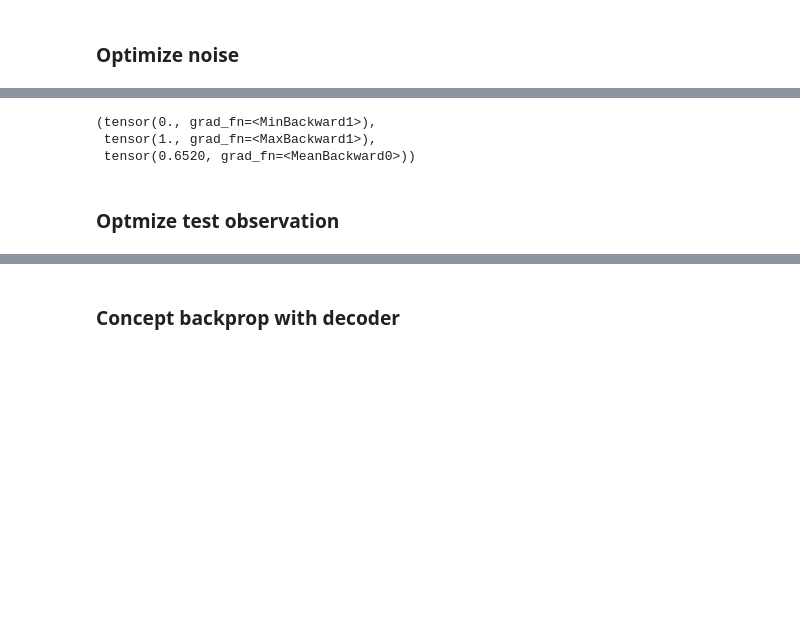
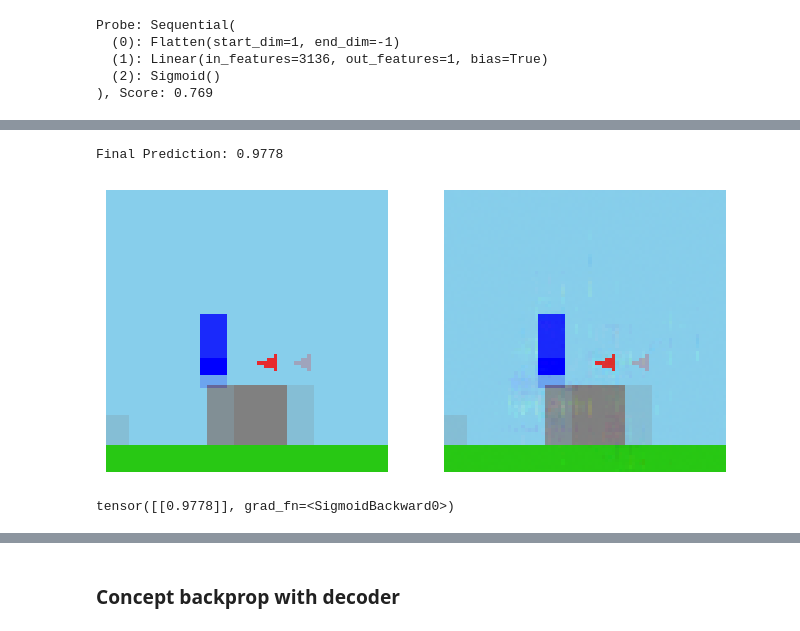
Before and after one commit to JacobLyLa/Qrunner-XAI, a Jupyter notebook: notebooks/concept_maximization.ipynb, the cells around one changed output, grey strips where cells are left out. Cells and saved outputs as stored; diff of their text form; code cells hidden in the pictures; blank space fills up the shorter version.

```diff
--- a/notebooks/concept_maximization.ipynb
+++ b/notebooks/concept_maximization.ipynb
@@ -14,7 +20,7 @@ from src.XAI.concepts import concept_instances
 # %%
-layer = 4
+layer = 5
 env_steps = Concept.load_concept_data()
 model_path = QNetwork.find_newest_model()
-model = QNetwork(frame_stacks=4, model_path=model_path)
-print(f"Using model: {model_path}")
+model_path = "runs/20240317-112025/model_10000000.pt"
+model = QNetwork(model_path=model_path)
 # %% [output]
@@ -70,2 +67,0 @@ train_obs[5].unsqueeze(0).shape, train_obs[5].unsqueeze(0).dtype
-# %% [markdown]
-### Optimize noise
@@ -82,15 +97,32 @@ def total_variation_loss(img):
+# %%
+# Get probe and dataset with a speccific concept
+concept = concept_instances['visible lava']
+concept.prepare_data(env_steps)
+test_obs = torch.tensor(concept.test_obs).float()
+
+load = True
+if load:
+    probe, score = concept.load_torch_probe()
+    print(f"Probe: {probe}, Score: {score}")
+else:
+    layer_probes, layer_info, best_hyperparams = train_probes(model, concept, hyperparams, [layer])
+    probe = layer_probes[layer]
+
+optimizer_model = ModelProbeOptimizer(model, probe, layer)
+# %% [output]
+Probe: Sequential(
+  (0): Flatten(start_dim=1, end_dim=-1)
+  (1): Linear(in_features=3136, out_features=1, bias=True)
+  (2): Sigmoid()
+), Score: 0.769
 # %%
 lr = 0.001
-iterations = 1000
-loss_ratio = 1
-layer = 4
+iterations = 100
+make_absent = -1 # 1 to make concept present, -1 to make the concept absent
+example_idx = 1
 
-optimizer_model = ModelProbeOptimizer(model, probe, layer)
-
-# input_obs = torch.randint(0, 255, train_obs.shape[1:], dtype=torch.float).unsqueeze(0).requires_grad_(True)
-#input_obs = torch.rand(train_obs.shape[1:]).unsqueeze(0).requires_grad_(True)
-# input_obs = torch.FloatTensor(train_obs.shape[1:]).uniform_(0, 1).unsqueeze(0).requires_grad_(True)
-input_obs = test_obs[-3].unsqueeze(0).clone() / 255.0
+#input_obs = torch.FloatTensor(train_obs.shape[1:]).uniform_(0, 1).unsqueeze(0).requires_grad_(True)
+input_obs = torch.tensor(test_obs[example_idx * make_absent]).unsqueeze(0).clone() / 255.0
 original_input_obs = input_obs.clone()
 input_obs.requires_grad_(True)
 print(input_obs.min(), input_obs.max(), input_obs.mean(), input_obs.shape, input_obs.dtype)
@@ -101,12 +133,8 @@ for i in range(iterations):
     optimizer.zero_grad()
 
     prediction = optimizer_model(input_obs)
-    loss1 = -prediction
-    loss2 = total_variation_loss(input_obs) + torch.norm(input_obs - original_input_obs, 1)
-    loss = loss_ratio * loss1 + loss2
-
-    if i % 100 == 0 or i == iterations - 1:
-        print(f"Iteration {i:3d} - Loss1: {loss1.item():.4f}, Loss2: {loss2:.4f}, Total Loss: {loss.item():.4f}")
+    loss = prediction * make_absent
+    loss = loss + torch.mean(torch.abs(input_obs - original_input_obs)) * 100
 
     loss.backward()
     optimizer.step()
@@ -116,8 +144,8 @@ for i in range(iterations):
 input_obs.data = input_obs.data.clamp(0, 1)
 final_prediction = optimizer_model(input_obs)
 print(f"Final Prediction: {final_prediction.item():.4f}")
+plot_tensors(original_input_obs, input_obs)
 _, acts_dict = model(input_obs * 255.0, return_acts=True)
 acts = acts_dict[layer]
 print(probe(acts))
-input_obs.min(), input_obs.max(), input_obs.mean()
 # %% [output]
@@ -139,5 +154,3 @@ tensor([[4002.8528]], grad_fn=<AddmmBackward0>)
-(tensor(0., grad_fn=<MinBackward1>),
- tensor(1., grad_fn=<MaxBackward1>),
- tensor(0.6520, grad_fn=<MeanBackward0>))
+Final Prediction: 0.9778
+[figure, added]
+tensor([[0.9778]], grad_fn=<SigmoidBackward0>)
-# %% [markdown]
-### Optmize test observation
```
Also changed, not shown: parts of 33 cells of this notebook, 28 other files.
